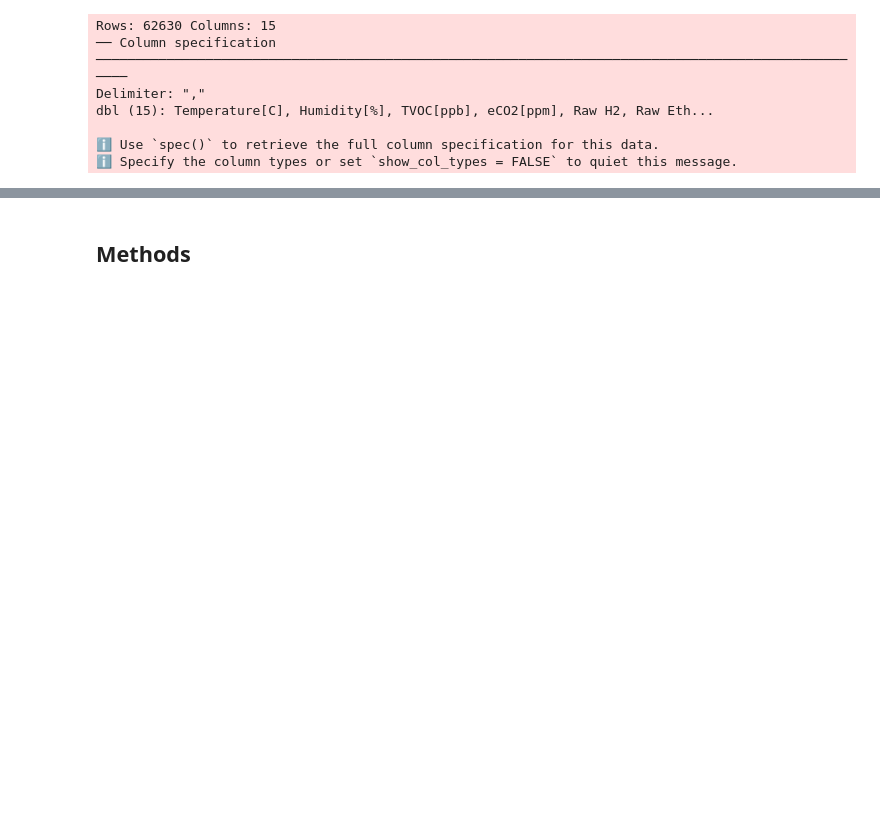
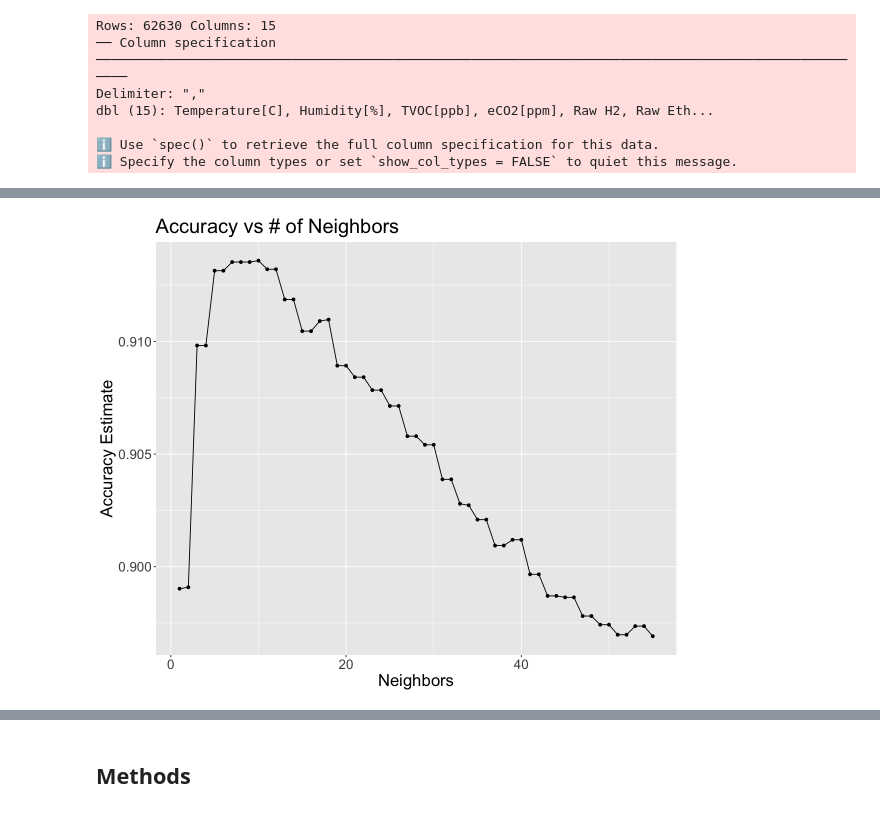
Before and after one commit to ivanlokch/dsci_100_smoke_detector, a Jupyter notebook: report.ipynb, the cells around one changed output, grey strips where cells are left out. Saved outputs shown, nothing was run; the diff lists cells and outputs as text; code cells hidden in the pictures; blank space fills up the shorter version.

```diff
--- a/report.ipynb
+++ b/report.ipynb
@@ -138,21 +131,24 @@ k_vs_acc_1
 # %%
-# lower k seems to be better; now try several k between 1-100
+# very low k seems to be better; now try several k between 1-55
 
-k_vals_2 = tibble(neighbors = seq(from = 1, to = 81, by = 2)) # fine-grained second pass
+k_vals_2 = tibble(neighbors = 1:55) # fine-grained second pass
 smoke_results_2 <- workflow() |>
   add_model(knn_spec_tune) |>
   add_recipe(smoke_recipe) |>
   tune_grid(resamples = smoke_vfold, grid = k_vals_2) |>
   collect_metrics()
 
 k_vs_acc_2 <- smoke_results_2 |>
   filter(.metric == "accuracy") |>
   ggplot(aes(x = neighbors, y = mean)) +
   ggtitle("Accuracy vs # of Neighbors") +
   geom_line() +
   geom_point() +
+  theme(text = element_text(size = 20)) +
   labs(x = "Neighbors", y = "Accuracy Estimate")
 k_vs_acc_2
+# %% [output]
+[figure, added]
 # %%
 best_k <- smoke_results_2 |>
     filter(.metric == "accuracy") |>
```
Also changed, not shown: parts of 13 cells of this notebook.
